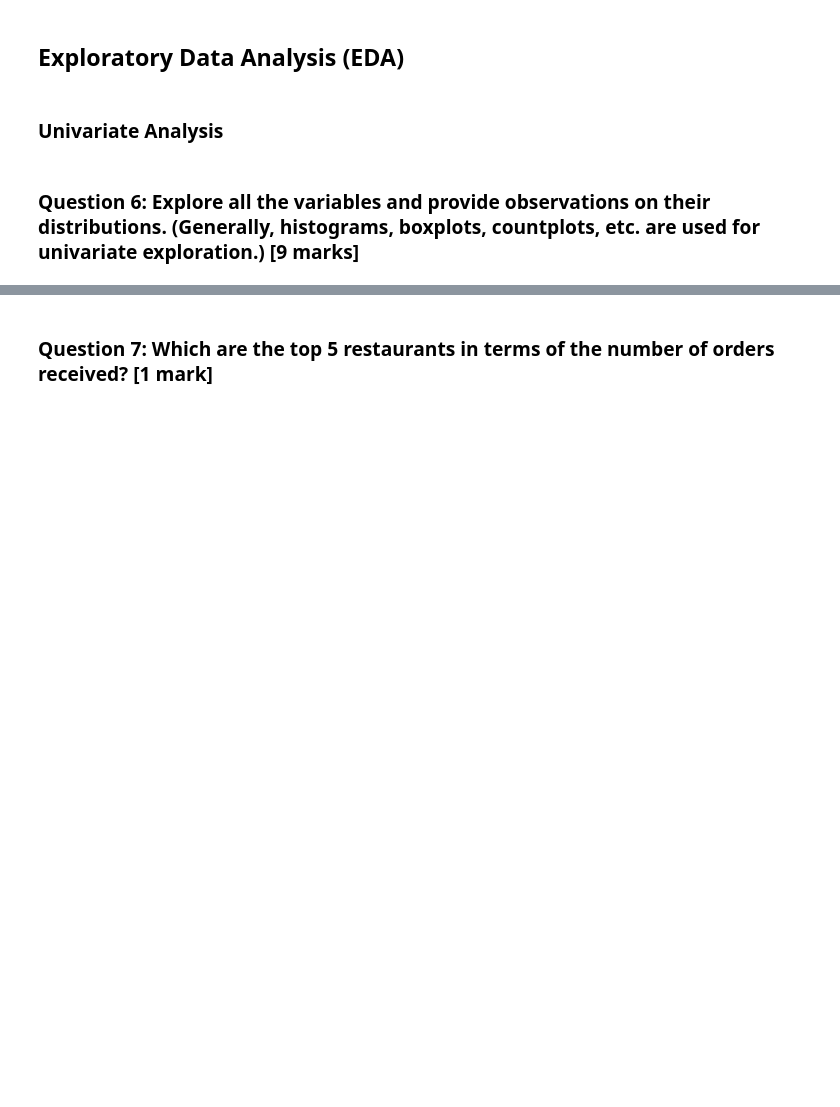
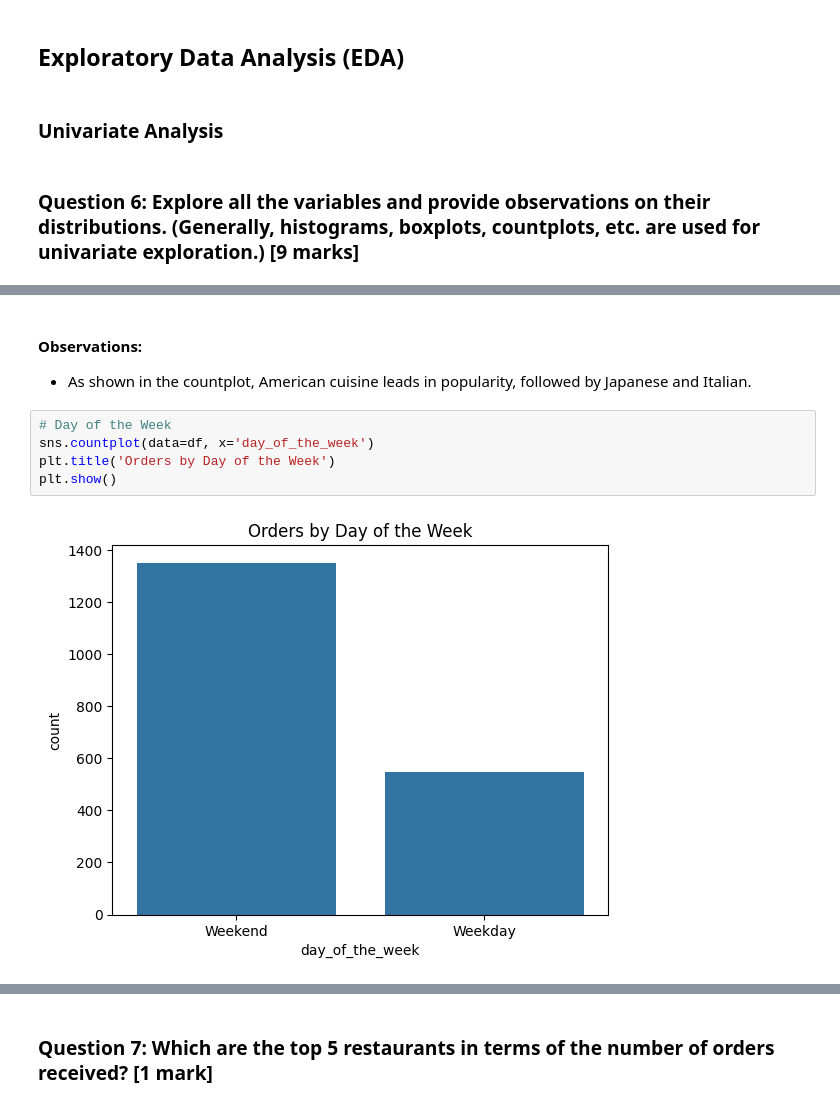
Before and after one commit to jessicakilby/FoodHub, a Jupyter notebook: FoodHub.ipynb, the cells around one changed output, grey strips where cells are left out. Drawn from its saved outputs; the diff is of its cells as text; blank space fills up the shorter version.

```diff
--- a/FoodHub.ipynb
+++ b/FoodHub.ipynb
@@ -169,0 +194,11 @@ pd.DataFrame({'Count':df.isnull().sum()[df.isnull().sum()>0],'Percentage':(df.is
+# %% [markdown]
+#### Observations:
+
+* As shown in the countplot, American cuisine leads in popularity, followed by Japanese and Italian.
+# %%
+# Day of the Week
+sns.countplot(data=df, x='day_of_the_week')
+plt.title('Orders by Day of the Week')
+plt.show()
+# %% [output]
+[figure, added]
```
Also changed, not shown: parts of 36 cells of this notebook, 1 other file.
